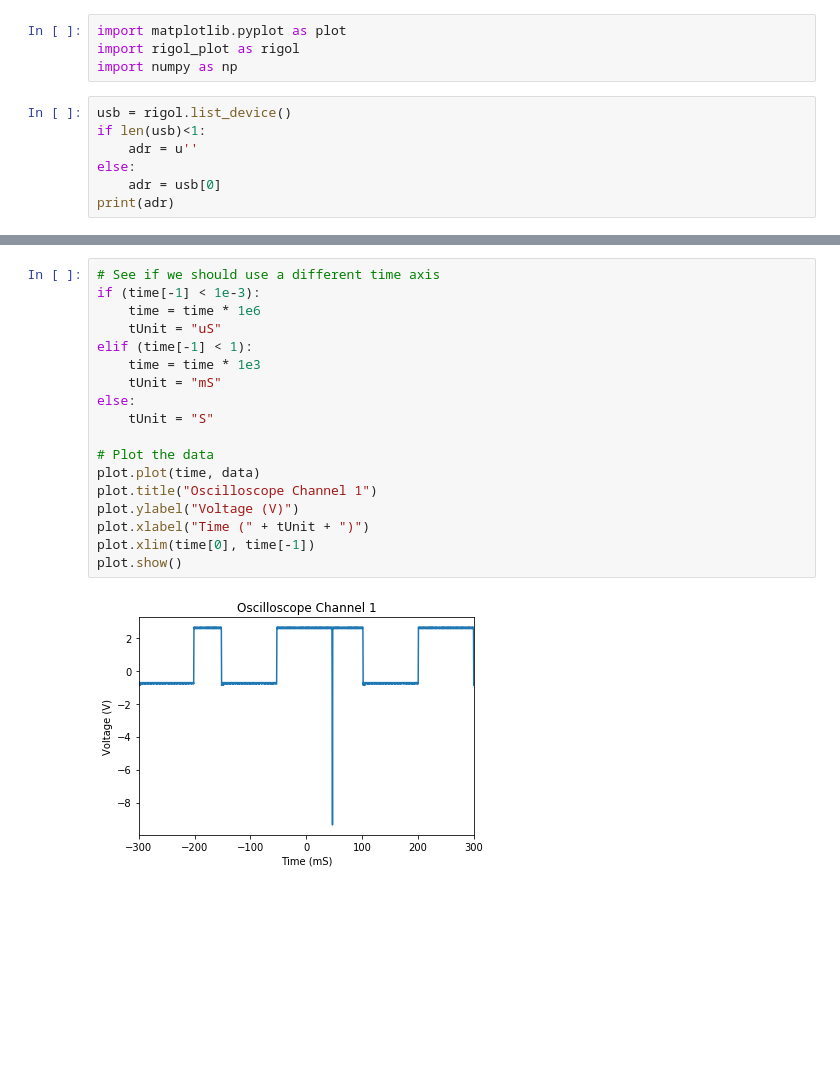
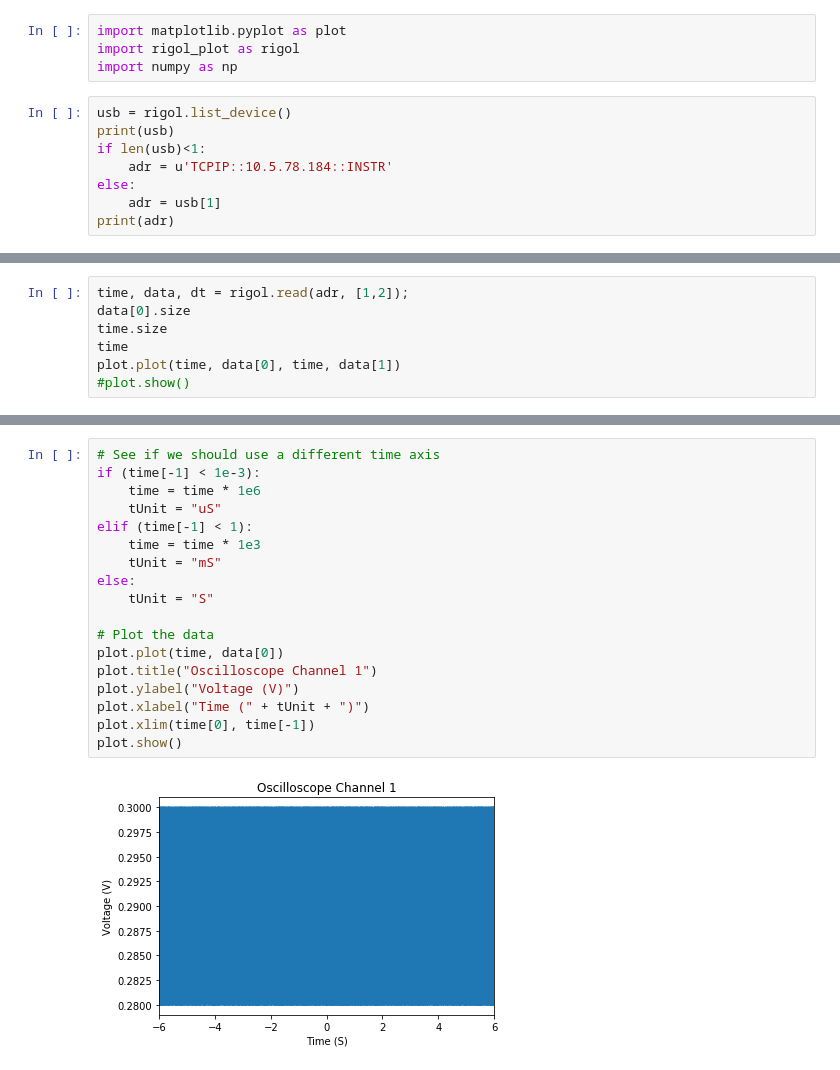
Before and after one commit to japhsc/PyVisaRIGOL, a Jupyter notebook: read_osci.ipynb, the cells around one changed output, grey strips where cells are left out. Drawn from its saved outputs; the diff is of its cells as text; blank space fills up the shorter version.

```diff
--- a/read_osci.ipynb
+++ b/read_osci.ipynb
@@ -7,9 +7,10 @@ import rigol_plot as rigol
 import numpy as np
 # %%
 usb = rigol.list_device()
+print(usb)
 if len(usb)<1:
-    adr = u''
+    adr = u'TCPIP::10.5.78.184::INSTR'
 else:
-    adr = usb[0]
+    adr = usb[1]
 print(adr)
 # %% [output]
@@ -20,0 +19,7 @@ Data size: 1212 Sample rate: 1.000000e+06 Mem. depth 600000
+# %%
+time, data, dt = rigol.read(adr, [1,2]);
+data[0].size
+time.size
+time
+plot.plot(time, data[0], time, data[1])
+#plot.show()
@@ -21,20 +35,20 @@ Data size: 1212 Sample rate: 1.000000e+06 Mem. depth 600000
 # %%
 # See if we should use a different time axis
 if (time[-1] < 1e-3):
     time = time * 1e6
     tUnit = "uS"
 elif (time[-1] < 1):
     time = time * 1e3
     tUnit = "mS"
 else:
     tUnit = "S"
 
 # Plot the data
-plot.plot(time, data)
+plot.plot(time, data[0])
 plot.title("Oscilloscope Channel 1")
 plot.ylabel("Voltage (V)")
 plot.xlabel("Time (" + tUnit + ")")
 plot.xlim(time[0], time[-1])
 plot.show()
 # %% [output]
-[figure, old version]
+[figure, new version]
```
Also changed, not shown: parts of 6 cells of this notebook, 2 other files.
